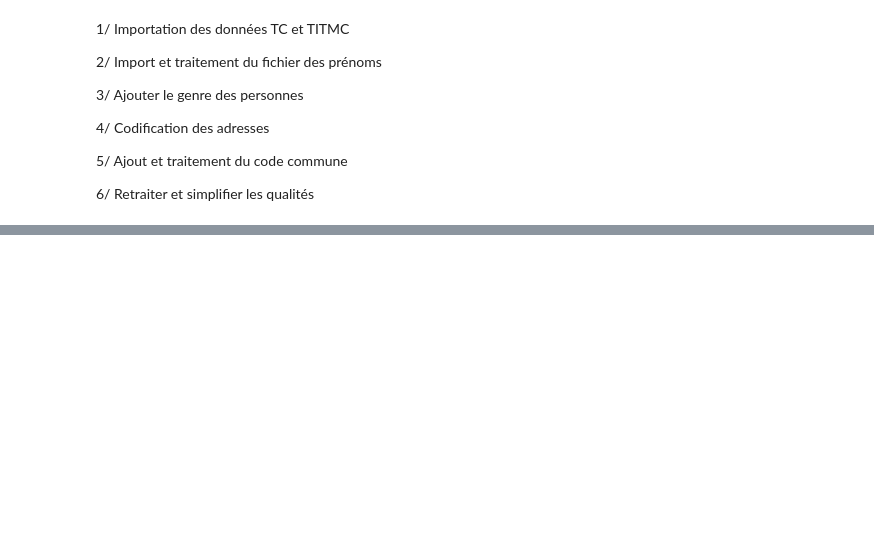
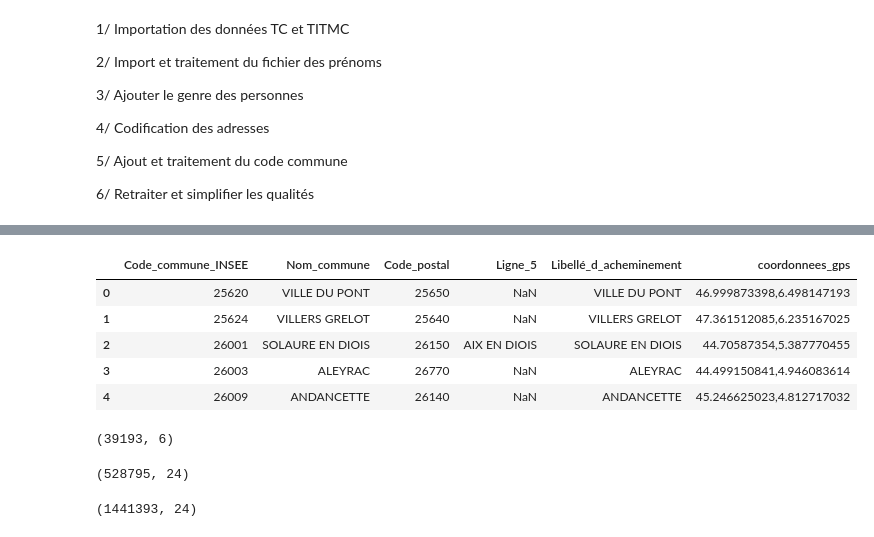
Before and after one commit to raphaeleadjerad/data_inpi, a Jupyter notebook: code/construction_table_societes_representants.ipynb, the cells around one changed output, grey strips where cells are left out. Cells and saved outputs as stored; diff of their text form; code cells hidden in the pictures; blank space fills up the shorter version.

Commit message:
ajout du code commune insee

```diff
--- a/code/construction_table_societes_representants.ipynb
+++ b/code/construction_table_societes_representants.ipynb
@@ -132,4 +227,25 @@ FILE_KEY_S3 = "laposte_hexasmal.csv"
 FILE_PATH_S3 = BUCKET + "/" + FILE_KEY_S3
 
 with fs.open(FILE_PATH_S3, mode="rb") as file_in:
-    code_postal = pd.read_csv(file_in)
+    code_postal = pd.read_csv(file_in, sep=";")
+# %%
+code_postal.head()
+# %% [output]
+|  | Code_commune_INSEE | Nom_commune | Code_postal | Ligne_5 | Libellé_d_acheminement | coordonnees_gps |
+| 0 | 25620 | VILLE DU PONT | 25650 | NaN | VILLE DU PONT | 46.999873398,6.498147193 |
+| 1 | 25624 | VILLERS GRELOT | 25640 | NaN | VILLERS GRELOT | 47.361512085,6.235167025 |
+| 2 | 26001 | SOLAURE EN DIOIS | 26150 | AIX EN DIOIS | SOLAURE EN DIOIS | 44.70587354,5.387770455 |
+| 3 | 26003 | ALEYRAC | 26770 | NaN | ALEYRAC | 44.499150841,4.946083614 |
+| 4 | 26009 | ANDANCETTE | 26140 | NaN | ANDANCETTE | 45.246625023,4.812717032 |
+# %%
+code_postal.shape # 39 193
+# %% [output]
+(39193, 6)
+# %%
+df_rep_pm.loc[df_rep_pm["code_postal"].isna(), :].shape # 528 795
+# %% [output]
+(528795, 24)
+# %%
+df_rep_pm.loc[df_rep_pm["code_commune"].isna(), :].shape # 1 441 393
+# %% [output]
+(1441393, 24)
```
Also changed, not shown: parts of 28 cells of this notebook.
